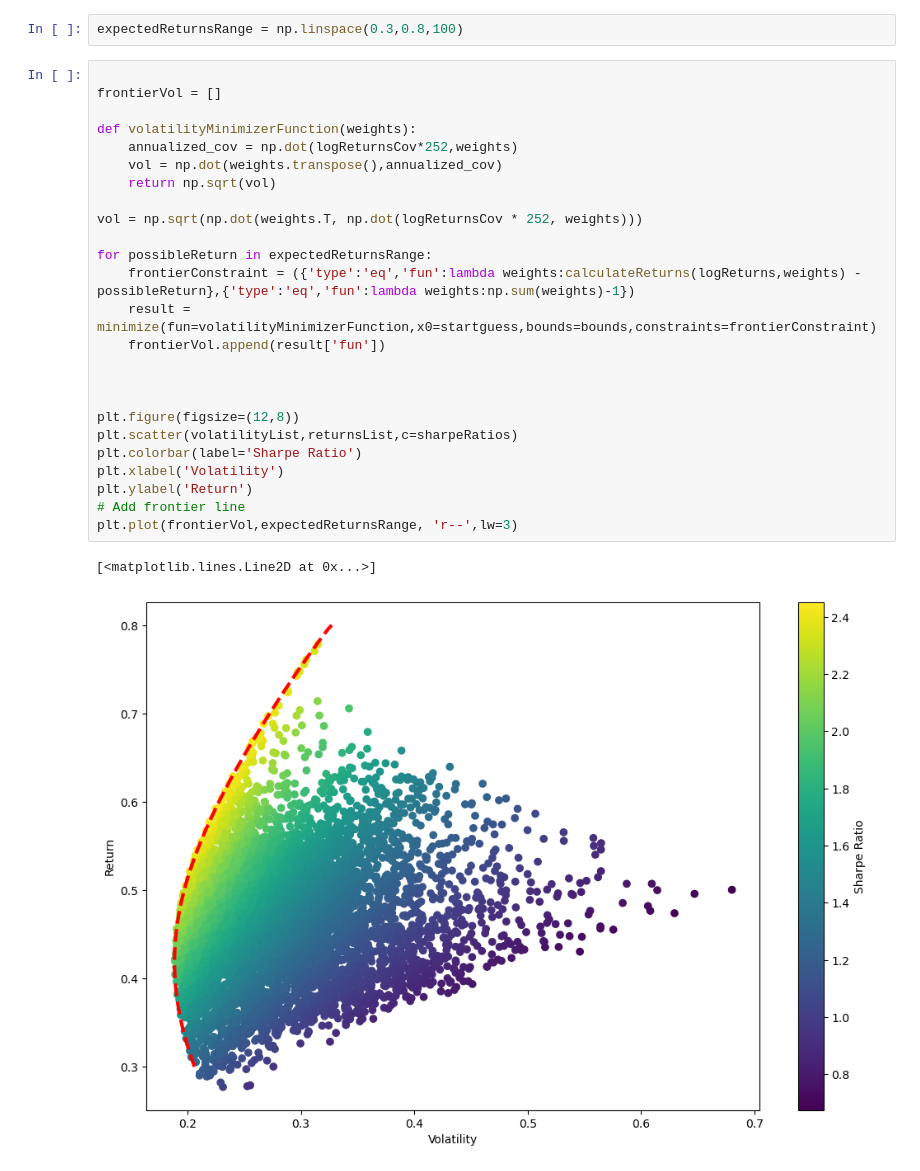
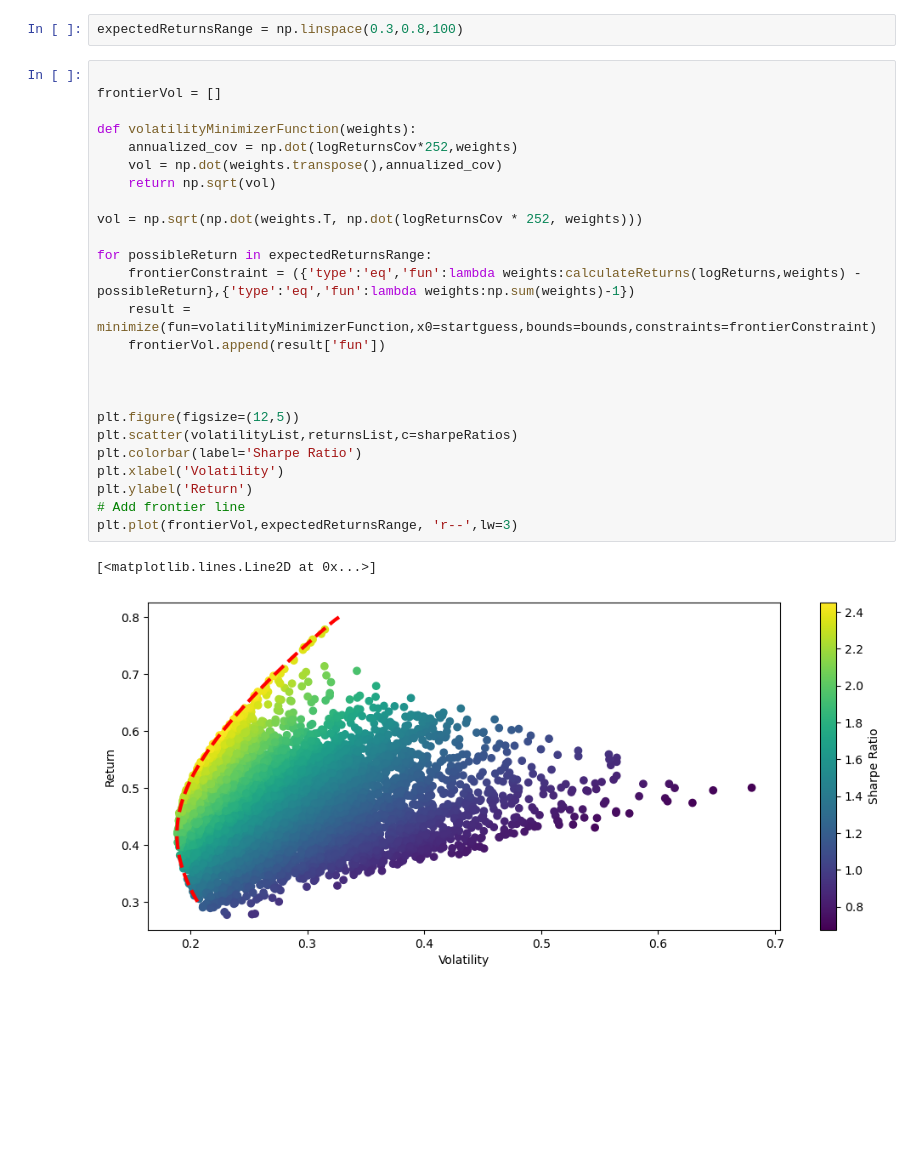
Before and after one commit to ArchieMacdonald/Python-For-Finance-and-Algorithmic-Trading, a Jupyter notebook: MonteCarloWeightings.ipynb, the cells around one changed output. Cells and saved outputs as stored; diff of their text form; blank space fills up the shorter version.

```diff
--- a/MonteCarloWeightings.ipynb
+++ b/MonteCarloWeightings.ipynb
@@ -81,28 +97,28 @@ expectedReturnsRange = np.linspace(0.3,0.8,100)
 # %%
 
 frontierVol = []
 
 def volatilityMinimizerFunction(weights):
     annualized_cov = np.dot(logReturnsCov*252,weights)
     vol = np.dot(weights.transpose(),annualized_cov)
     return np.sqrt(vol)
 
 vol = np.sqrt(np.dot(weights.T, np.dot(logReturnsCov * 252, weights)))
 
 for possibleReturn in expectedReturnsRange:
     frontierConstraint = ({'type':'eq','fun':lambda weights:calculateReturns(logReturns,weights) - possibleReturn},{'type':'eq','fun':lambda weights:np.sum(weights)-1})
     result = minimize(fun=volatilityMinimizerFunction,x0=startguess,bounds=bounds,constraints=frontierConstraint)
     frontierVol.append(result['fun'])
 
 
 
-plt.figure(figsize=(12,8))
+plt.figure(figsize=(12,5))
 plt.scatter(volatilityList,returnsList,c=sharpeRatios)
 plt.colorbar(label='Sharpe Ratio')
 plt.xlabel('Volatility')
 plt.ylabel('Return')
 # Add frontier line
 plt.plot(frontierVol,expectedReturnsRange, 'r--',lw=3)
 # %% [output]
 [<matplotlib.lines.Line2D at 0x...>]
-[figure, old version]
+[figure, new version]
```
Also changed, not shown: parts of 8 cells of this notebook.
